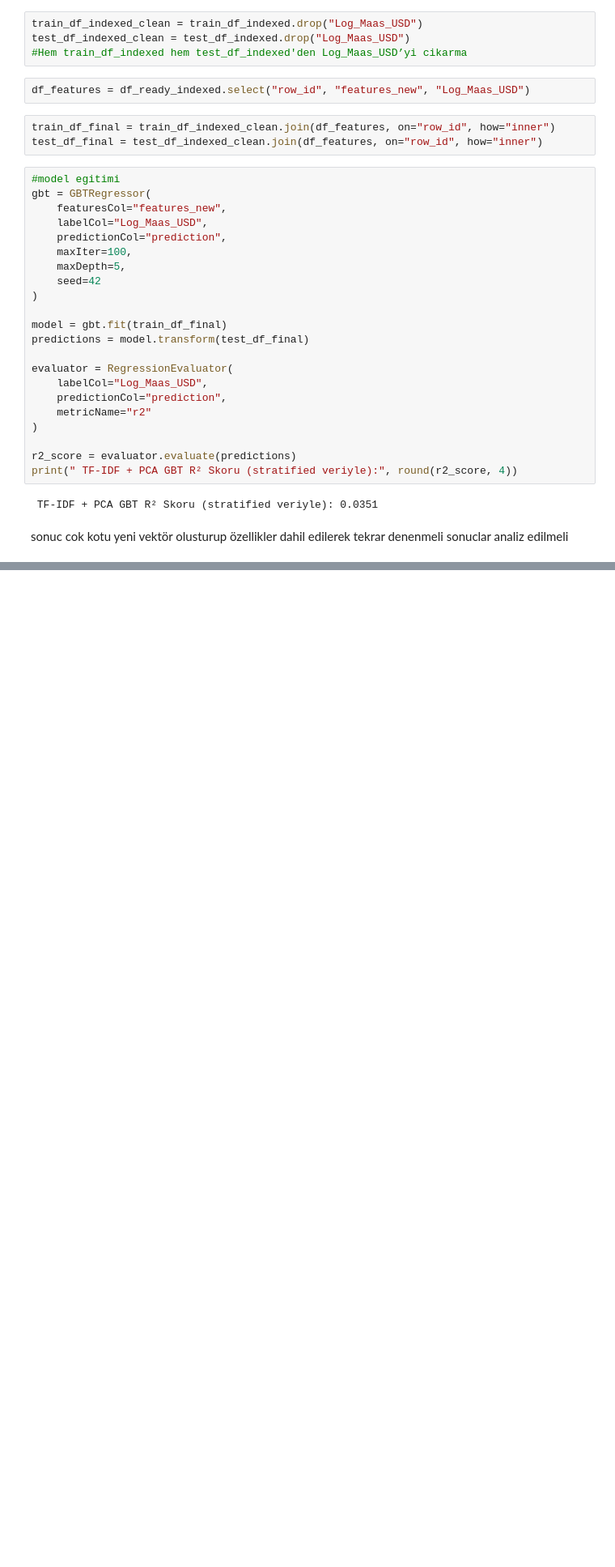
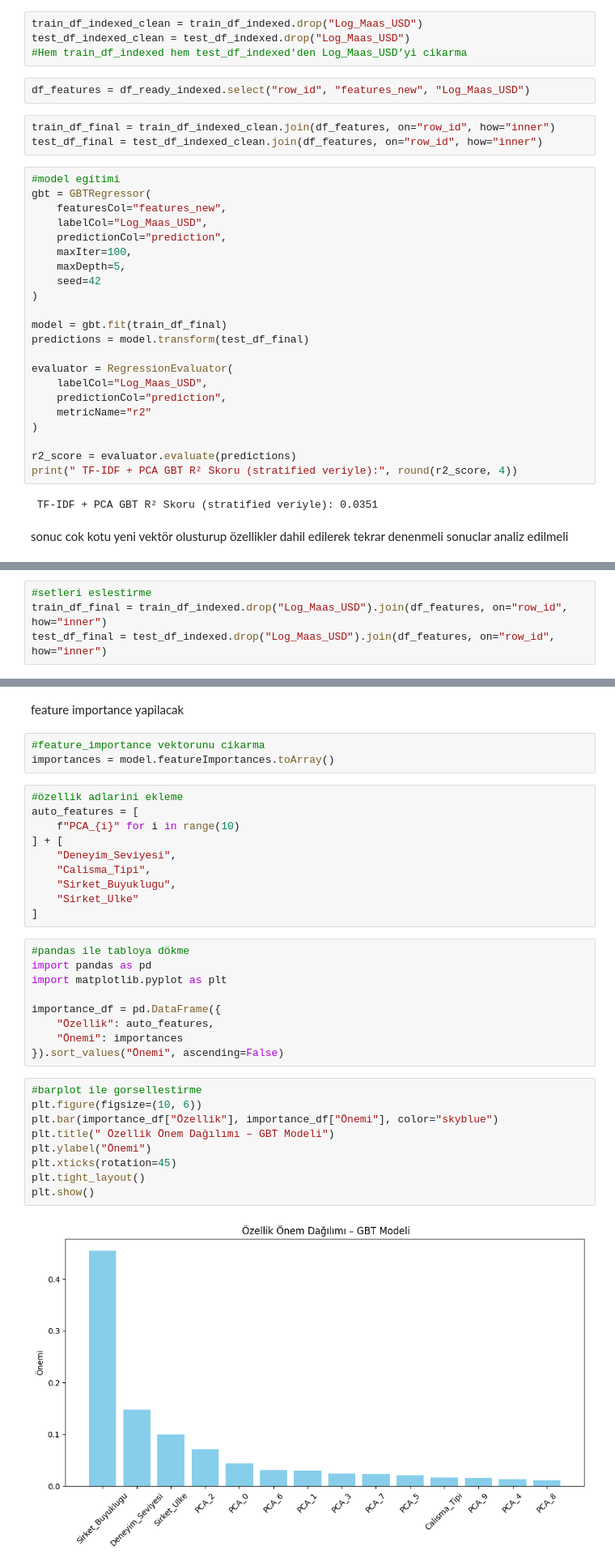
Before and after one commit to semaHbo/job-clustering-salary-prediction, a Jupyter notebook: model_gbt.ipynb, the cells around one changed output, grey strips where cells are left out. Shown at 81% size. Cells and saved outputs as stored; diff of their text form; blank space fills up the shorter version.

```diff
--- a/model_gbt.ipynb
+++ b/model_gbt.ipynb
@@ -155,0 +202,4 @@ assembler = VectorAssembler(
+# %%
+#setleri eslestirme
+train_df_final = train_df_indexed.drop("Log_Maas_USD").join(df_features, on="row_id", how="inner")
+test_df_final = test_df_indexed.drop("Log_Maas_USD").join(df_features, on="row_id", how="inner")
@@ -155,0 +264,35 @@ assembler = VectorAssembler(
+# %% [markdown]
+feature importance yapilacak
+# %%
+#feature_importance vektorunu cikarma
+importances = model.featureImportances.toArray()
+# %%
+#özellik adlarini ekleme
+auto_features = [
+    f"PCA_{i}" for i in range(10)
+] + [
+    "Deneyim_Seviyesi",
+    "Calisma_Tipi",
+    "Sirket_Buyuklugu",
+    "Sirket_Ulke"
+]
+# %%
+#pandas ile tabloya dökme
+import pandas as pd
+import matplotlib.pyplot as plt
+
+importance_df = pd.DataFrame({
+    "Özellik": auto_features,
+    "Önemi": importances
+}).sort_values("Önemi", ascending=False)
+# %%
+#barplot ile gorsellestirme
+plt.figure(figsize=(10, 6))
+plt.bar(importance_df["Özellik"], importance_df["Önemi"], color="skyblue")
+plt.title(" Özellik Önem Dağılımı – GBT Modeli")
+plt.ylabel("Önemi")
+plt.xticks(rotation=45)
+plt.tight_layout()
+plt.show()
+# %% [output]
+[figure, added]
```
Also changed, not shown: parts of 16 cells of this notebook.
